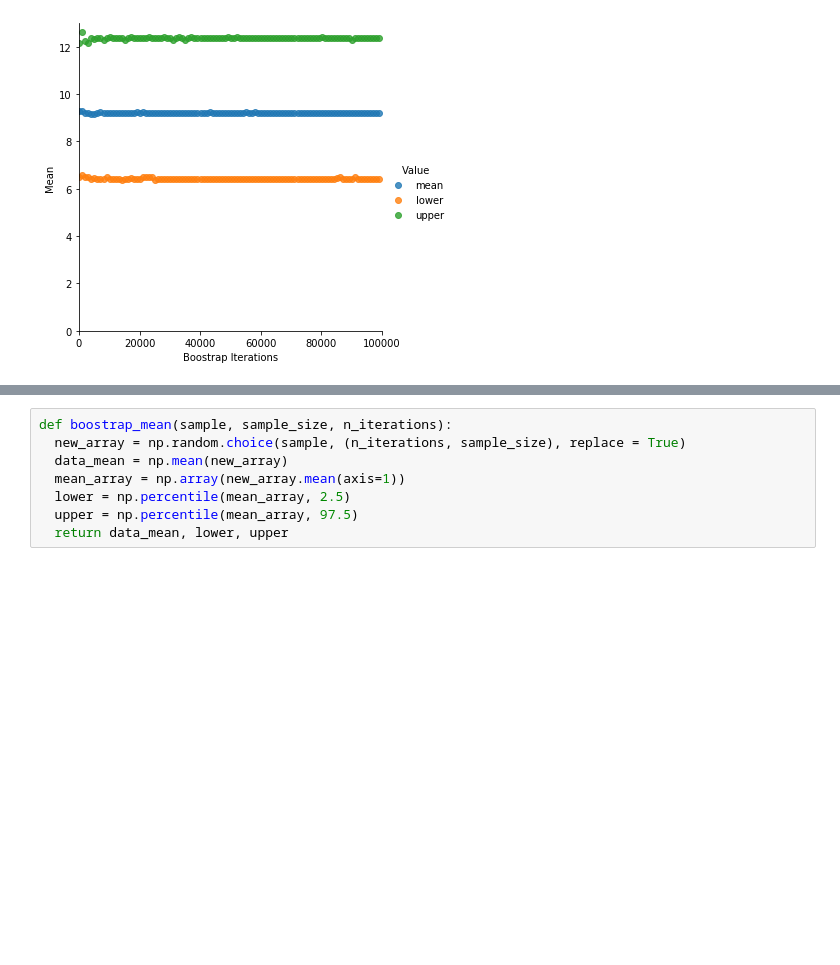
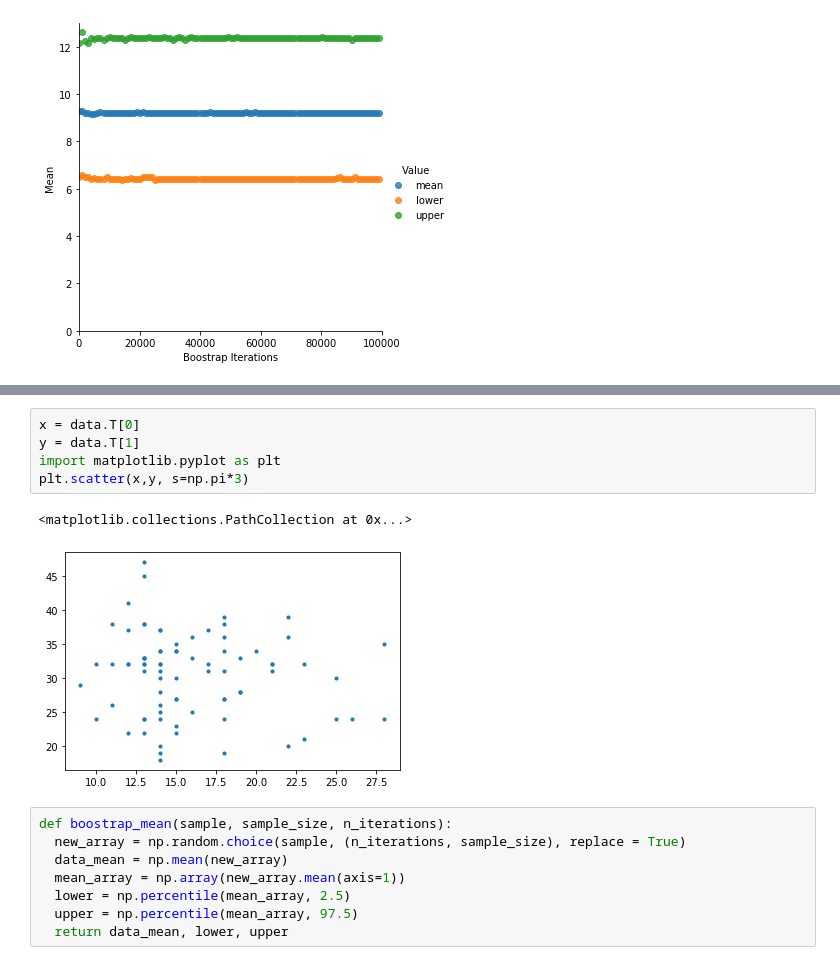
Before and after one commit to ba18406/Lab001, a Jupyter notebook: answers2.ipynb, the cells around one changed output, grey strips where cells are left out. Drawn from its saved outputs; the diff is of its cells as text; blank space fills up the shorter version.

```diff
--- a/answers2.ipynb
+++ b/answers2.ipynb
@@ -84,3 +78,11 @@ print(data.shape)
+# %%
+x = data.T[0]
+y = data.T[1]
+import matplotlib.pyplot as plt
+plt.scatter(x,y, s=np.pi*3)
+# %% [output]
+<matplotlib.collections.PathCollection at 0x...>
+[figure, added]
 # %%
 def boostrap_mean(sample, sample_size, n_iterations):
   new_array = np.random.choice(sample, (n_iterations, sample_size), replace = True)
```
Also changed, not shown: parts of 3 cells of this notebook.
